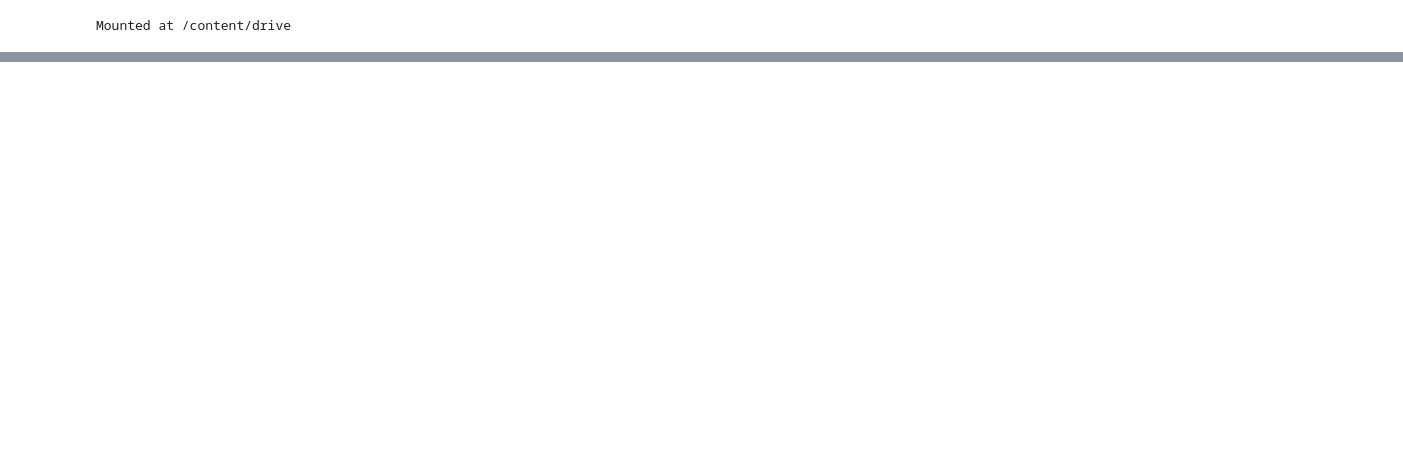
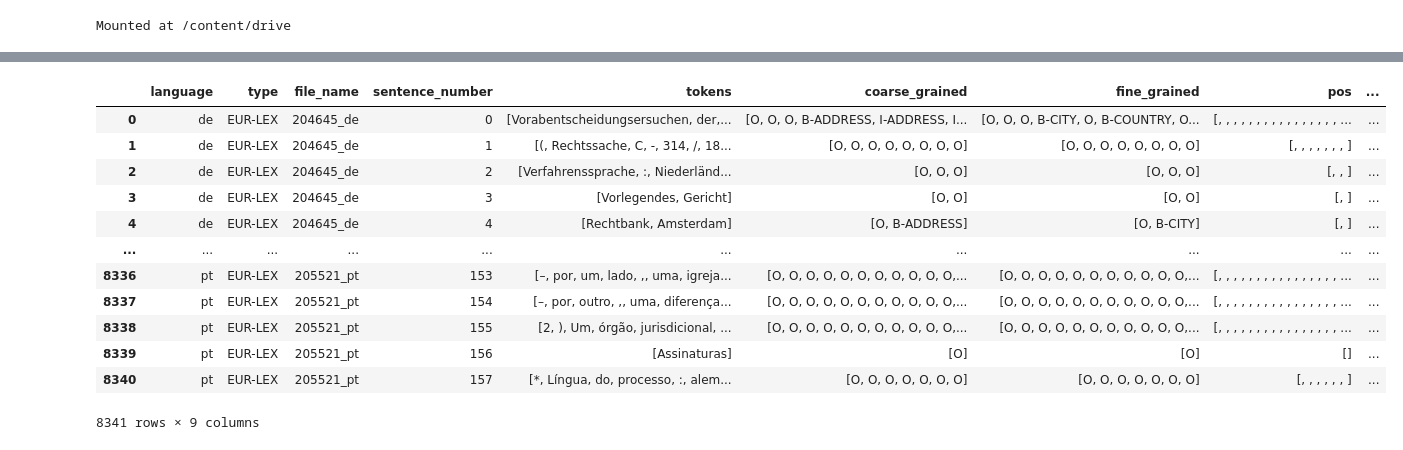
Before and after one commit to franklinrw/Sherlock-Hemlock, a Jupyter notebook: data_build_test.ipynb, the cells around one changed output, grey strips where cells are left out. Saved outputs shown, nothing was run; the diff lists cells and outputs as text; code cells hidden in the pictures; blank space fills up the shorter version.

```diff
--- a/data_build_test.ipynb
+++ b/data_build_test.ipynb
@@ -70,12 +76,9 @@ You can now load the package via spacy.load('nl_core_news_lg')
-# %%
-nlp = spacy.load("nl_core_news_lg")
 # %%
-def extract_pos_tags_deps(sentence):
+def extract_pos_tags_deps(sentence, nlp):
     try:
         doc = nlp(" ".join(sentence))
         pos = [token.pos_ for token in doc]
-        tag = [token.tag_ for token in doc]
         dep = [token.dep_ for token in doc]
     except:
-        pos, tag, dep = [], [], []
-    return pos, tag, dep
+        pos, dep = [], [], []
+    return pos, dep
@@ -108,0 +85,14 @@ Name: tag, Length: 1391, dtype: object
+# %%
+def process_languages(df, models):
+    df['pos'] = ''
+    df['dep'] = ''
+    for model in models:
+        lang = model.split("_")[0]
+        nlp = spacy.load(model)
+        nlp.disable_pipes([pipe for pipe in nlp.pipe_names if pipe not in ["tagger", "parser"]])
+        lang_df = df.loc[df['language'] == lang].copy()
+        lang_df[['pos', 'dep']] = lang_df['tokens'].apply(lambda x: pd.Series(extract_pos_tags_deps(x, nlp)))
+        df.loc[df['language'] == lang, ['pos', 'dep']] = lang_df[['pos', 'dep']].values
+    return df
+# %%
+df = process_languages(mapa_df, models)
@@ -108,0 +117,16 @@ Name: tag, Length: 1391, dtype: object
+# %%
+df
+# %% [output]
+|  | language | type | file_name | sentence_number | tokens | coarse_grained | fine_grained | pos | ... |
+| 0 | de | EUR-LEX | 204645_de | 0 | [Vorabentscheidungsersuchen, der,... | [O, O, O, B-ADDRESS, I-ADDRESS, I... | [O, O, O, B-CITY, O, B-COUNTRY, O... | [, , , , , , , , , , , , , , , , ... | ... |
+| 1 | de | EUR-LEX | 204645_de | 1 | [(, Rechtssache, C, -, 314, /, 18... | [O, O, O, O, O, O, O, O] | [O, O, O, O, O, O, O, O] | [, , , , , , , ] | ... |
+| 2 | de | EUR-LEX | 204645_de | 2 | [Verfahrenssprache, :, Niederländ... | [O, O, O] | [O, O, O] | [, , ] | ... |
+| 3 | de | EUR-LEX | 204645_de | 3 | [Vorlegendes, Gericht] | [O, O] | [O, O] | [, ] | ... |
+| 4 | de | EUR-LEX | 204645_de | 4 | [Rechtbank, Amsterdam] | [O, B-ADDRESS] | [O, B-CITY] | [, ] | ... |
+| ... | ... | ... | ... | ... | ... | ... | ... | ... | ... |
+| 8336 | pt | EUR-LEX | 205521_pt | 153 | [–, por, um, lado, ,, uma, igreja... | [O, O, O, O, O, O, O, O, O, O, O,... | [O, O, O, O, O, O, O, O, O, O, O,... | [, , , , , , , , , , , , , , , , ... | ... |
+| 8337 | pt | EUR-LEX | 205521_pt | 154 | [–, por, outro, ,, uma, diferença... | [O, O, O, O, O, O, O, O, O, O, O,... | [O, O, O, O, O, O, O, O, O, O, O,... | [, , , , , , , , , , , , , , , , ... | ... |
+| 8338 | pt | EUR-LEX | 205521_pt | 155 | [2, ), Um, órgão, jurisdicional, ... | [O, O, O, O, O, O, O, O, O, O, O,... | [O, O, O, O, O, O, O, O, O, O, O,... | [, , , , , , , , , , , , , , , , ... | ... |
+| 8339 | pt | EUR-LEX | 205521_pt | 156 | [Assinaturas] | [O] | [O] | [] | ... |
+| 8340 | pt | EUR-LEX | 205521_pt | 157 | [*, Língua, do, processo, :, alem... | [O, O, O, O, O, O, O] | [O, O, O, O, O, O, O] | [, , , , , , ] | ... |
+8341 rows × 9 columns
```
Also changed, not shown: parts of 12 cells of this notebook, 1 other file.
